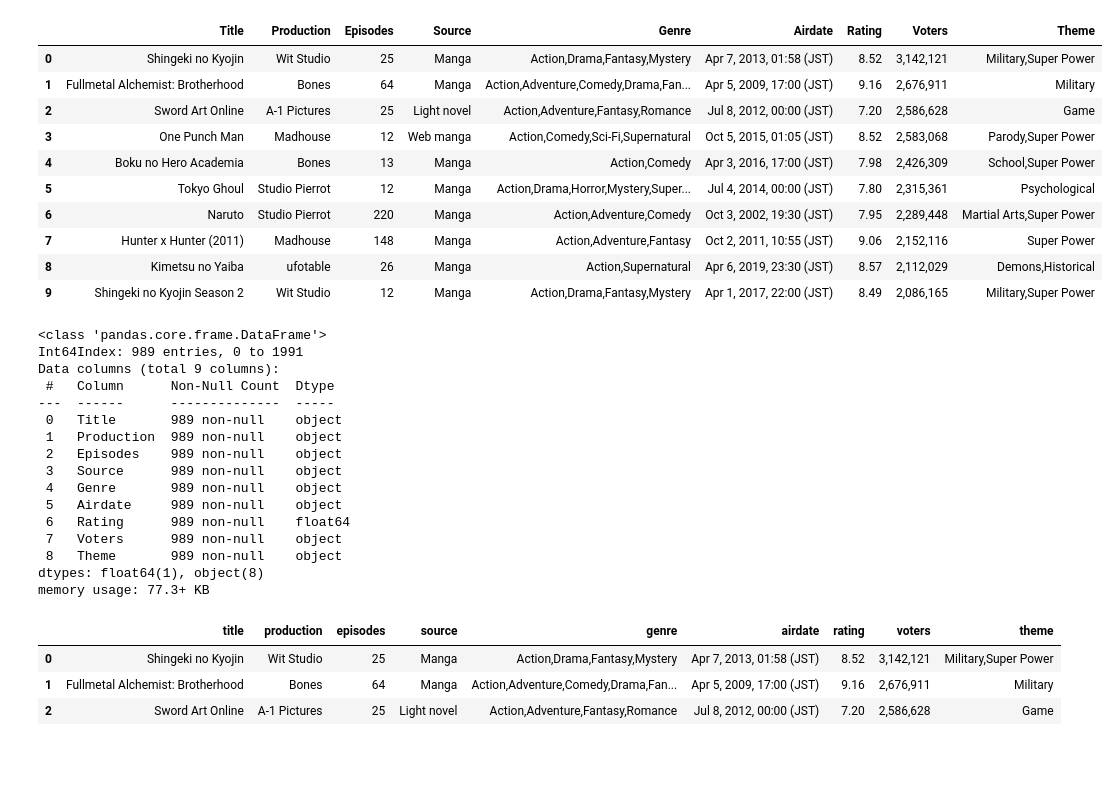
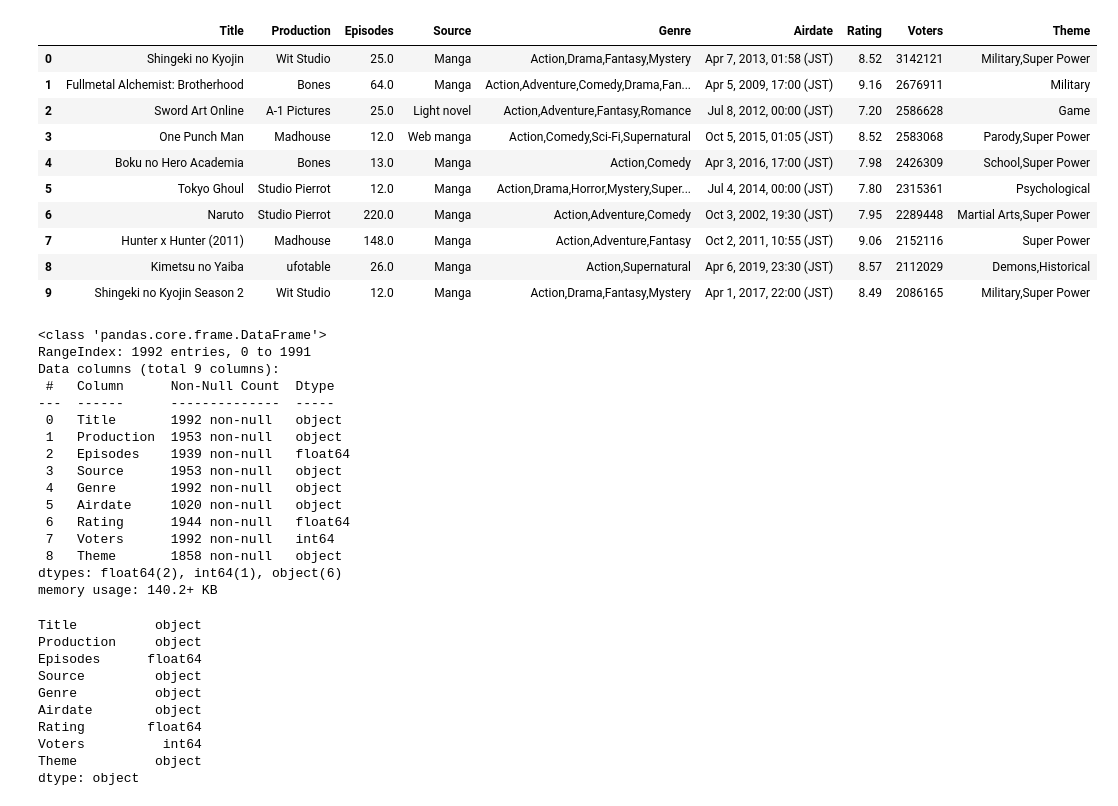
Before and after one commit to AlexStebletsov/Study, a Jupyter notebook: Anime.ipynb, the cells around one changed output. Cells and saved outputs as stored; diff of their text form; code cells hidden in the pictures; blank space fills up the shorter version.

```diff
--- a/Anime.ipynb
+++ b/Anime.ipynb
@@ -1,50 +1,59 @@
 # %%
 import pandas as pd
 import numpy as np
 import seaborn as sns
-import matplotlib as mat
+import matplotlib.pyplot as plt
 
-anime = pd.read_csv('anime.csv')
-anime = anime.dropna()
-
+filename = 'anime.csv'
+default_missing = pd._libs.parsers.STR_NA_VALUES
+default_missing.add('-')
+loaded_df = pd.read_csv(filename, thousands=',',na_values=default_missing)
+anime = loaded_df.copy()
+s = pd.Series(anime['Episodes'])
+anime['Episodes'] = pd.to_numeric(s, errors='coerce')
 anime.head(10)
 # %% [output]
 |  | Title | Production | Episodes | Source | Genre | Airdate | Rating | Voters | Theme |
-| 0 | Shingeki no Kyojin | Wit Studio | 25 | Manga | Action,Drama,Fantasy,Mystery | Apr 7, 2013, 01:58 (JST) | 8.52 | 3,142,121 | Military,Super Power |
-| 1 | Fullmetal Alchemist: Brotherhood | Bones | 64 | Manga | Action,Adventure,Comedy,Drama,Fan... | Apr 5, 2009, 17:00 (JST) | 9.16 | 2,676,911 | Military |
-| 2 | Sword Art Online | A-1 Pictures | 25 | Light novel | Action,Adventure,Fantasy,Romance | Jul 8, 2012, 00:00 (JST) | 7.20 | 2,586,628 | Game |
-| 3 | One Punch Man | Madhouse | 12 | Web manga | Action,Comedy,Sci-Fi,Supernatural | Oct 5, 2015, 01:05 (JST) | 8.52 | 2,583,068 | Parody,Super Power |
-| 4 | Boku no Hero Academia | Bones | 13 | Manga | Action,Comedy | Apr 3, 2016, 17:00 (JST) | 7.98 | 2,426,309 | School,Super Power |
-| 5 | Tokyo Ghoul | Studio Pierrot | 12 | Manga | Action,Drama,Horror,Mystery,Super... | Jul 4, 2014, 00:00 (JST) | 7.80 | 2,315,361 | Psychological |
-| 6 | Naruto | Studio Pierrot | 220 | Manga | Action,Adventure,Comedy | Oct 3, 2002, 19:30 (JST) | 7.95 | 2,289,448 | Martial Arts,Super Power |
-| 7 | Hunter x Hunter (2011) | Madhouse | 148 | Manga | Action,Adventure,Fantasy | Oct 2, 2011, 10:55 (JST) | 9.06 | 2,152,116 | Super Power |
-| 8 | Kimetsu no Yaiba | ufotable | 26 | Manga | Action,Supernatural | Apr 6, 2019, 23:30 (JST) | 8.57 | 2,112,029 | Demons,Historical |
-| 9 | Shingeki no Kyojin Season 2 | Wit Studio | 12 | Manga | Action,Drama,Fantasy,Mystery | Apr 1, 2017, 22:00 (JST) | 8.49 | 2,086,165 | Military,Super Power |
+| 0 | Shingeki no Kyojin | Wit Studio | 25.0 | Manga | Action,Drama,Fantasy,Mystery | Apr 7, 2013, 01:58 (JST) | 8.52 | 3142121 | Military,Super Power |
+| 1 | Fullmetal Alchemist: Brotherhood | Bones | 64.0 | Manga | Action,Adventure,Comedy,Drama,Fan... | Apr 5, 2009, 17:00 (JST) | 9.16 | 2676911 | Military |
+| 2 | Sword Art Online | A-1 Pictures | 25.0 | Light novel | Action,Adventure,Fantasy,Romance | Jul 8, 2012, 00:00 (JST) | 7.20 | 2586628 | Game |
+| 3 | One Punch Man | Madhouse | 12.0 | Web manga | Action,Comedy,Sci-Fi,Supernatural | Oct 5, 2015, 01:05 (JST) | 8.52 | 2583068 | Parody,Super Power |
+| 4 | Boku no Hero Academia | Bones | 13.0 | Manga | Action,Comedy | Apr 3, 2016, 17:00 (JST) | 7.98 | 2426309 | School,Super Power |
+| 5 | Tokyo Ghoul | Studio Pierrot | 12.0 | Manga | Action,Drama,Horror,Mystery,Super... | Jul 4, 2014, 00:00 (JST) | 7.80 | 2315361 | Psychological |
+| 6 | Naruto | Studio Pierrot | 220.0 | Manga | Action,Adventure,Comedy | Oct 3, 2002, 19:30 (JST) | 7.95 | 2289448 | Martial Arts,Super Power |
+| 7 | Hunter x Hunter (2011) | Madhouse | 148.0 | Manga | Action,Adventure,Fantasy | Oct 2, 2011, 10:55 (JST) | 9.06 | 2152116 | Super Power |
+| 8 | Kimetsu no Yaiba | ufotable | 26.0 | Manga | Action,Supernatural | Apr 6, 2019, 23:30 (JST) | 8.57 | 2112029 | Demons,Historical |
+| 9 | Shingeki no Kyojin Season 2 | Wit Studio | 12.0 | Manga | Action,Drama,Fantasy,Mystery | Apr 1, 2017, 22:00 (JST) | 8.49 | 2086165 | Military,Super Power |
 # %%
 anime.info()
 # %% [output]
 <class 'pandas.core.frame.DataFrame'>
-Int64Index: 989 entries, 0 to 1991
+RangeIndex: 1992 entries, 0 to 1991
 Data columns (total 9 columns):
  #   Column      Non-Null Count  Dtype
 ---  ------      --------------  -----
- 0   Title       989 non-null    object
- 1   Production  989 non-null    object
- 2   Episodes    989 non-null    object
- 3   Source      989 non-null    object
- 4   Genre       989 non-null    object
- 5   Airdate     989 non-null    object
- 6   Rating      989 non-null    float64
- 7   Voters      989 non-null    object
- 8   Theme       989 non-null    object
-dtypes: float64(1), object(8)
-memory usage: 77.3+ KB
+ 0   Title       1992 non-null   object
+ 1   Production  1953 non-null   object
+ 2   Episodes    1939 non-null   float64
+ 3   Source      1953 non-null   object
+ 4   Genre       1992 non-null   object
+ 5   Airdate     1020 non-null   object
+ 6   Rating      1944 non-null   float64
+ 7   Voters      1992 non-null   int64
+ 8   Theme       1858 non-null   object
+dtypes: float64(2), int64(1), object(6)
+memory usage: 140.2+ KB
 # %%
-anime = anime.rename(columns=str.lower)
-anime.head(3)
+anime.dtypes
 # %% [output]
-|  | title | production | episodes | source | genre | airdate | rating | voters | theme |
-| 0 | Shingeki no Kyojin | Wit Studio | 25 | Manga | Action,Drama,Fantasy,Mystery | Apr 7, 2013, 01:58 (JST) | 8.52 | 3,142,121 | Military,Super Power |
-| 1 | Fullmetal Alchemist: Brotherhood | Bones | 64 | Manga | Action,Adventure,Comedy,Drama,Fan... | Apr 5, 2009, 17:00 (JST) | 9.16 | 2,676,911 | Military |
-| 2 | Sword Art Online | A-1 Pictures | 25 | Light novel | Action,Adventure,Fantasy,Romance | Jul 8, 2012, 00:00 (JST) | 7.20 | 2,586,628 | Game |
+Title          object
+Production     object
+Episodes      float64
+Source         object
+Genre          object
+Airdate        object
+Rating        float64
+Voters          int64
+Theme          object
+dtype: object
 # %%
```
Also changed, not shown: parts of 16 cells of this notebook.
